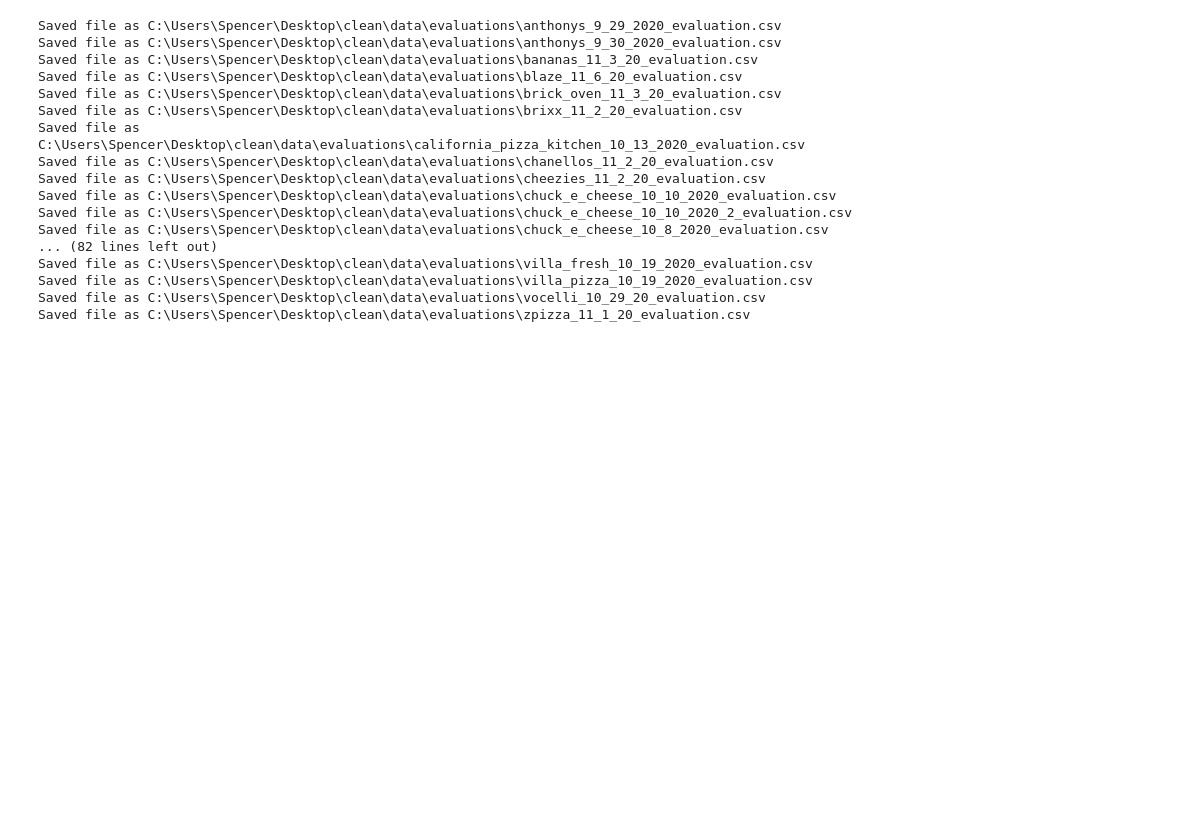
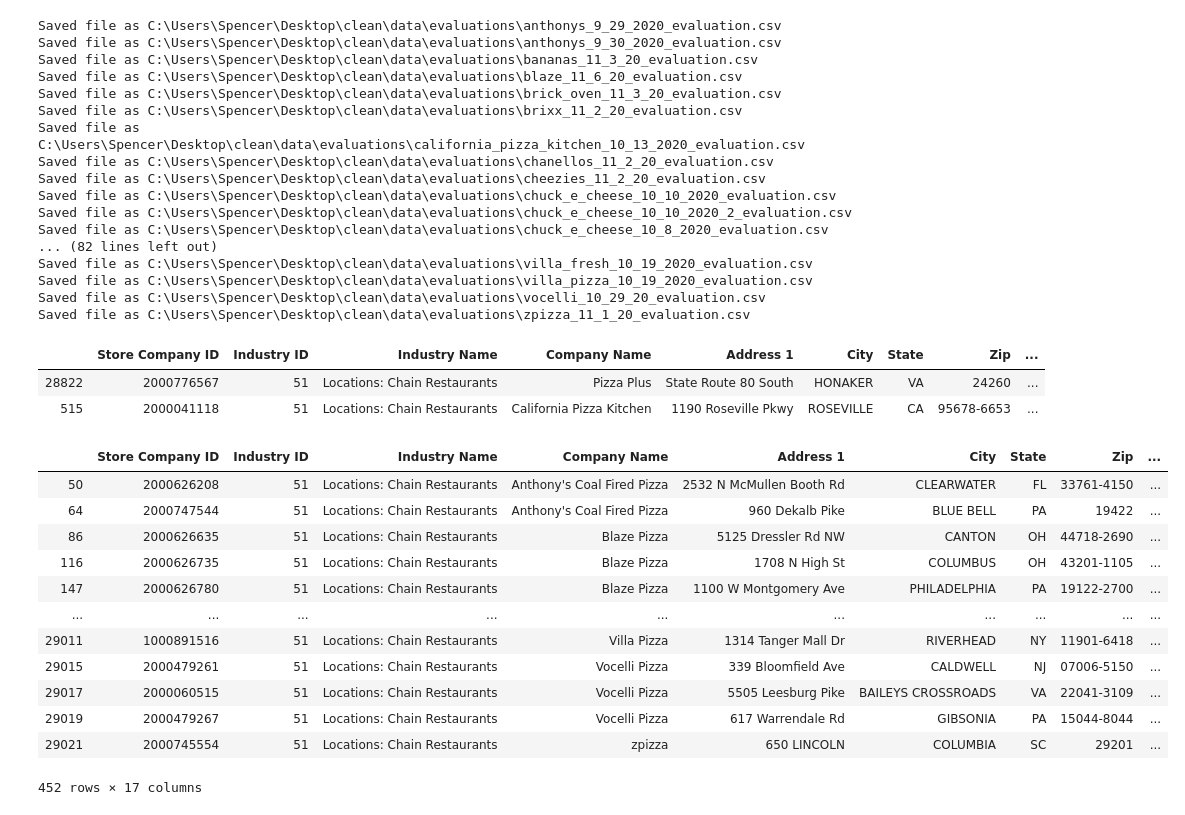
Before and after one commit to spencerqbrown/clean, a Jupyter notebook: work_clean.ipynb, the cells around one changed output. Cells and saved outputs as stored; diff of their text form; code cells hidden in the pictures; blank space fills up the shorter version.

Commit message:
got general locations to rescrape

```diff
--- a/work_clean.ipynb
+++ b/work_clean.ipynb
@@ -505,3 +505,5 @@ oldph_full = ph[ph["Store Company ID"].isin(oldph["Store Company ID"])]
 ph_rescrape = ph[(ph["proportion"] < 0.9) & (ph["reviews_scraped"].apply(lambda x: (x % 10) == 0))]
 # %%
 ph_rescrape.to_csv("pizza_hut_rescrape.csv", index=False)
+# %%
+low_counts_to_rescrape = mrc[(mrc["proportion"] < 0.9) & (mrc["reviews_scraped"].apply(lambda x: (x % 10) == 0)) & (~mrc["review_count"].isnull()) & (~mrc["company_name"].isin(["dominos", "little_caesars_pizza", "pizza_hut", "little_caesars"]))]
@@ -507,0 +514,22 @@ ph_rescrape.to_csv("pizza_hut_rescrape.csv", index=False)
+# %%
+sm[(mrc["proportion"] < 0.9)]
+# %% [output]
+|  | Store Company ID | Industry ID | Industry Name | Company Name | Address 1 | City | State | Zip | ... |
+| 28822 | 2000776567 | 51 | Locations: Chain Restaurants | Pizza Plus | State Route 80 South | HONAKER | VA | 24260 | ... |
+| 515 | 2000041118 | 51 | Locations: Chain Restaurants | California Pizza Kitchen | 1190 Roseville Pkwy | ROSEVILLE | CA | 95678-6653 | ... |
+# %%
+low_counts_to_rescrape
+# %% [output]
+|  | Store Company ID | Industry ID | Industry Name | Company Name | Address 1 | City | State | Zip | ... |
+| 50 | 2000626208 | 51 | Locations: Chain Restaurants | Anthony's Coal Fired Pizza | 2532 N McMullen Booth Rd | CLEARWATER | FL | 33761-4150 | ... |
+| 64 | 2000747544 | 51 | Locations: Chain Restaurants | Anthony's Coal Fired Pizza | 960 Dekalb Pike | BLUE BELL | PA | 19422 | ... |
+| 86 | 2000626635 | 51 | Locations: Chain Restaurants | Blaze Pizza | 5125 Dressler Rd NW | CANTON | OH | 44718-2690 | ... |
+| 116 | 2000626735 | 51 | Locations: Chain Restaurants | Blaze Pizza | 1708 N High St | COLUMBUS | OH | 43201-1105 | ... |
+| 147 | 2000626780 | 51 | Locations: Chain Restaurants | Blaze Pizza | 1100 W Montgomery Ave | PHILADELPHIA | PA | 19122-2700 | ... |
+| ... | ... | ... | ... | ... | ... | ... | ... | ... | ... |
+| 29011 | 1000891516 | 51 | Locations: Chain Restaurants | Villa Pizza | 1314 Tanger Mall Dr | RIVERHEAD | NY | 11901-6418 | ... |
+| 29015 | 2000479261 | 51 | Locations: Chain Restaurants | Vocelli Pizza | 339 Bloomfield Ave | CALDWELL | NJ | 07006-5150 | ... |
+| 29017 | 2000060515 | 51 | Locations: Chain Restaurants | Vocelli Pizza | 5505 Leesburg Pike | BAILEYS CROSSROADS | VA | 22041-3109 | ... |
+| 29019 | 2000479267 | 51 | Locations: Chain Restaurants | Vocelli Pizza | 617 Warrendale Rd | GIBSONIA | PA | 15044-8044 | ... |
+| 29021 | 2000745554 | 51 | Locations: Chain Restaurants | zpizza | 650 LINCOLN | COLUMBIA | SC | 29201 | ... |
+452 rows × 17 columns
```
Also changed, not shown: parts of 2 cells of this notebook, 1 other file.
